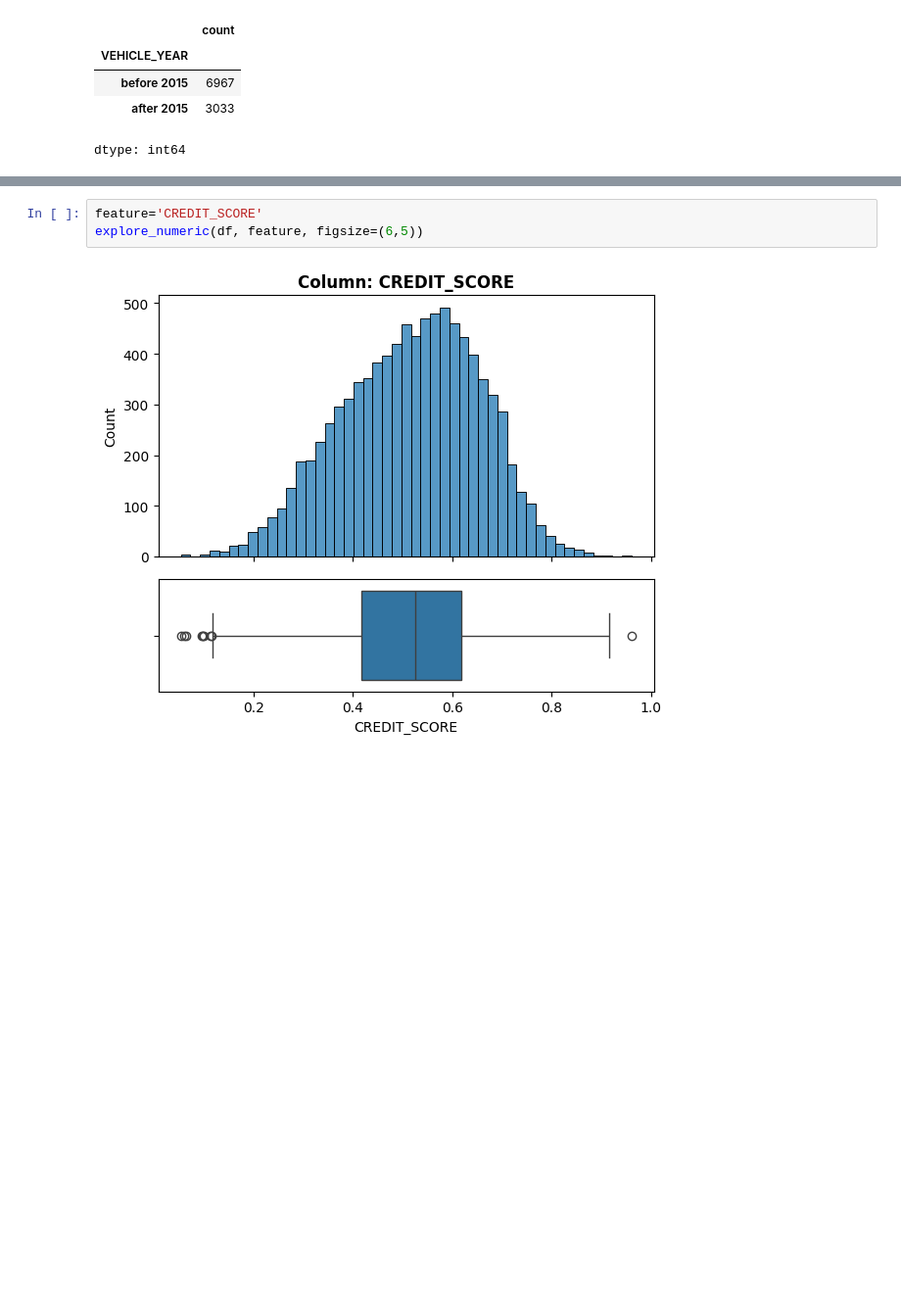
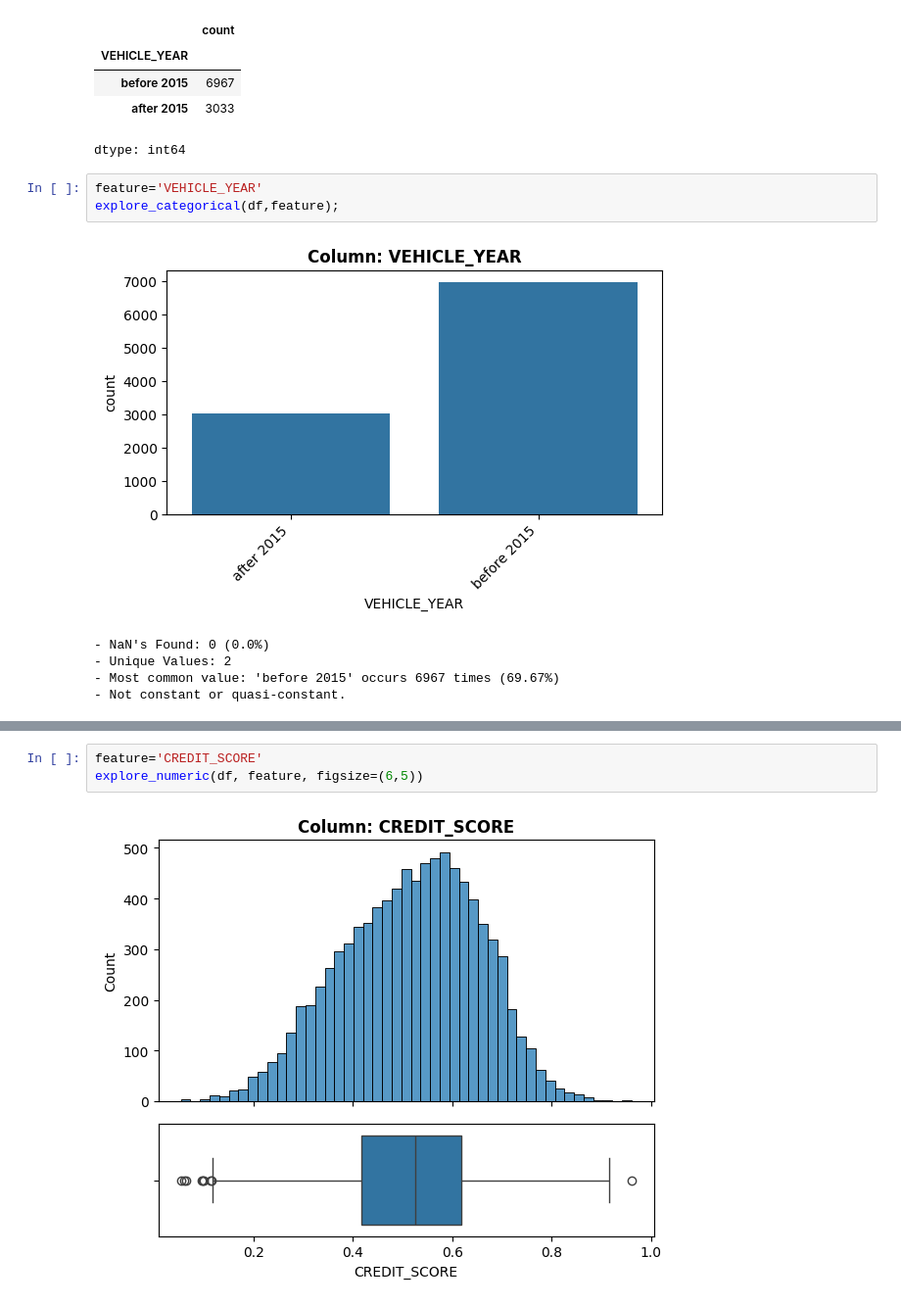
Before and after one commit to Farah-Saleem91/Car-Insurance-Data, a Jupyter notebook: car_insurance_project.ipynb, the cells around one changed output, grey strips where cells are left out. Shown at 98% size. Drawn from its saved outputs; the diff is of its cells as text; blank space fills up the shorter version.

```diff
--- a/car_insurance_project.ipynb
+++ b/car_insurance_project.ipynb
@@ -327,3 +388,12 @@ df['VEHICLE_YEAR'].value_counts()
 | before 2015 | 6967 |
 | after 2015 | 3033 |
 dtype: int64
+# %%
+feature='VEHICLE_YEAR'
+explore_categorical(df,feature);
+# %% [output]
+[figure, added]
+- NaN's Found: 0 (0.0%)
+- Unique Values: 2
+- Most common value: 'before 2015' occurs 6967 times (69.67%)
+- Not constant or quasi-constant.
```
Also changed, not shown: parts of 38 cells of this notebook.
